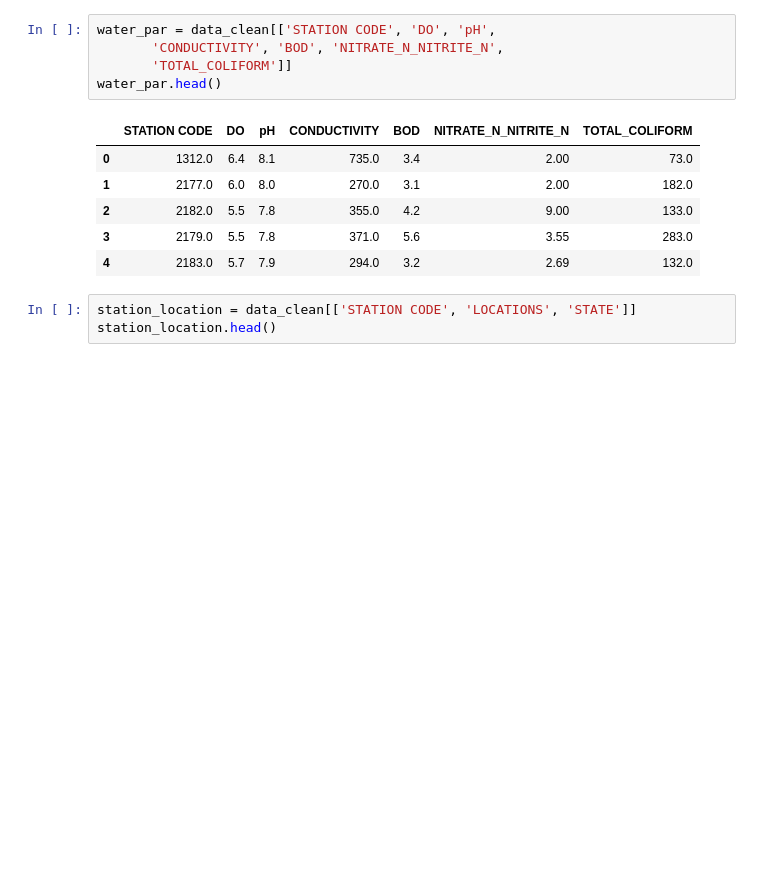
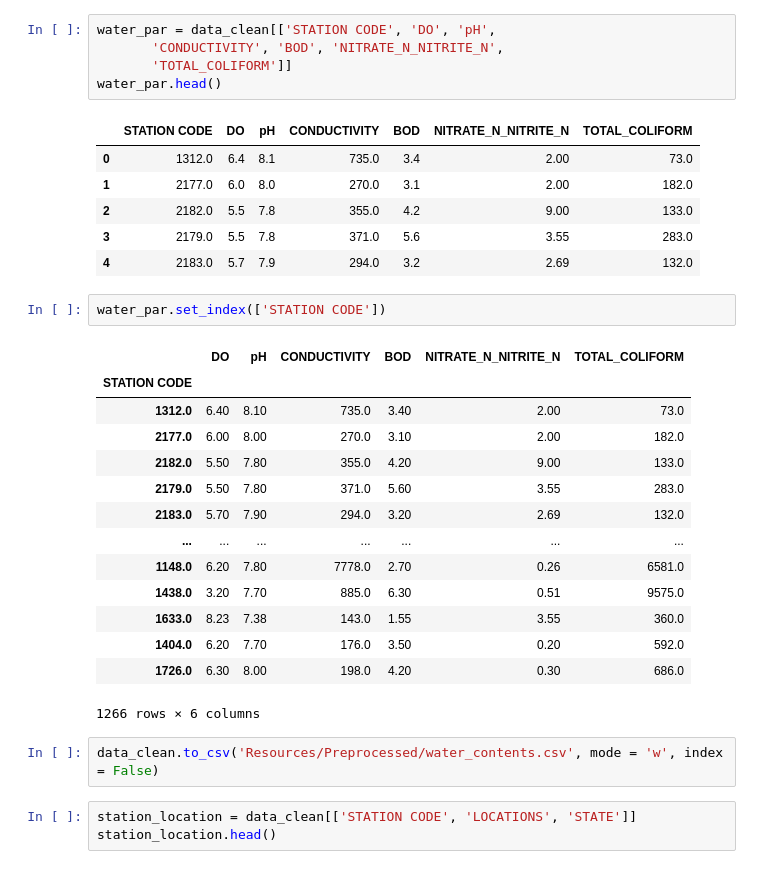
Before and after one commit to Lamismn/Water_Potability_Classification, a Jupyter notebook: ind_water_preprocessing.ipynb, the cells around one changed output. Saved outputs shown, nothing was run; the diff lists cells and outputs as text; blank space fills up the shorter version.

```diff
--- a/ind_water_preprocessing.ipynb
+++ b/ind_water_preprocessing.ipynb
@@ -169,6 +186,25 @@ water_par.head()
 | 2 | 2182.0 | 5.5 | 7.8 | 355.0 | 4.2 | 9.00 | 133.0 |
 | 3 | 2179.0 | 5.5 | 7.8 | 371.0 | 5.6 | 3.55 | 283.0 |
 | 4 | 2183.0 | 5.7 | 7.9 | 294.0 | 3.2 | 2.69 | 132.0 |
+# %%
+water_par.set_index(['STATION CODE'])
+# %% [output]
+|  | DO | pH | CONDUCTIVITY | BOD | NITRATE_N_NITRITE_N | TOTAL_COLIFORM |
+| STATION CODE |  |  |  |  |  |  |
+| 1312.0 | 6.40 | 8.10 | 735.0 | 3.40 | 2.00 | 73.0 |
+| 2177.0 | 6.00 | 8.00 | 270.0 | 3.10 | 2.00 | 182.0 |
+| 2182.0 | 5.50 | 7.80 | 355.0 | 4.20 | 9.00 | 133.0 |
+| 2179.0 | 5.50 | 7.80 | 371.0 | 5.60 | 3.55 | 283.0 |
+| 2183.0 | 5.70 | 7.90 | 294.0 | 3.20 | 2.69 | 132.0 |
+| ... | ... | ... | ... | ... | ... | ... |
+| 1148.0 | 6.20 | 7.80 | 7778.0 | 2.70 | 0.26 | 6581.0 |
+| 1438.0 | 3.20 | 7.70 | 885.0 | 6.30 | 0.51 | 9575.0 |
+| 1633.0 | 8.23 | 7.38 | 143.0 | 1.55 | 3.55 | 360.0 |
+| 1404.0 | 6.20 | 7.70 | 176.0 | 3.50 | 0.20 | 592.0 |
+| 1726.0 | 6.30 | 8.00 | 198.0 | 4.20 | 0.30 | 686.0 |
+1266 rows × 6 columns
+# %%
+data_clean.to_csv('Resources/Preprocessed/water_contents.csv', mode = 'w', index = False)
 # %%
 station_location = data_clean[['STATION CODE', 'LOCATIONS', 'STATE']]
 station_location.head()
```
Also changed, not shown: parts of 15 cells of this notebook, 4 other files.
